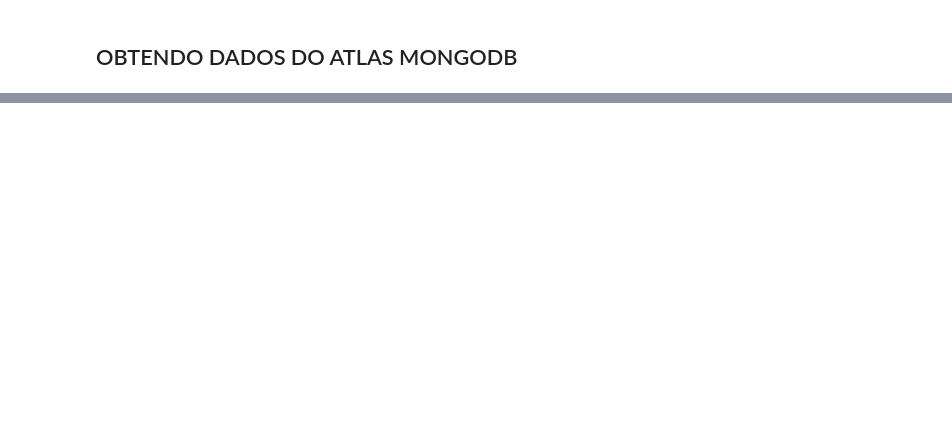
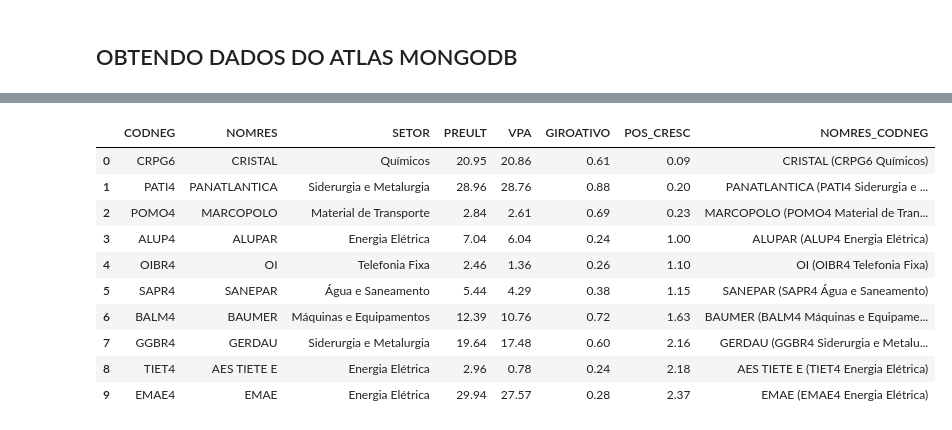
Before and after one commit to rosembergennes/python, a Jupyter notebook: POSITION.ipynb, the cells around one changed output, grey strips where cells are left out. Drawn from its saved outputs; the diff is of its cells as text; code cells hidden in the pictures; blank space fills up the shorter version.

```diff
--- a/POSITION.ipynb
+++ b/POSITION.ipynb
@@ -160,0 +100,17 @@ df_analise_setor_maior_rentabilidade.head(7)
+# %%
+# seleciona linhas que contêm a palavra PN
+# OBS :
+# Qualquer coisa que não seja uma string não pode ter métodos de string aplicados,
+# então o resultado é NaN (naturalmente).
+# Só colocamos na=False para esclarecer pois já realizamos esta limpeza em processos anteriores.
+
+# 1.)
+df_pn =data[data['ESPECI'].str.contains("PN", na=False )]
+
+# 2.)
+# df_pn.head()
+df_pn=df_pn.groupby(['CODNEG','NOMRES','SETOR'])[['PREULT','VPA','GIROATIVO']].median().reset_index()
+
+# 3.)
+df_empresas_saudaves=df_pn.query('GIROATIVO >0.20 & VPA >0 & VPA <PREULT')
+df_empresas_saudaves.head()
@@ -161,3 +130,32 @@ df_analise_setor_maior_rentabilidade.head(7)
+# %%
+
+# 4.)
+df_pos_cres['POS_CRESC']=df_pos_cres['PREULT']-df_pos_cres['VPA']
+# df_pos_cres.head()
+
+# 5.)
+df_pos_cres_ordenado= df_pos_cres.sort_values("POS_CRESC",ascending=True)
+# df_pos_cres_ordenado.head()
+
+df_pos_cres_ordenado_top10=df_pos_cres_ordenado.head(10).reset_index(drop=True)
+df_pos_cres_ordenado_top10['NOMRES_CODNEG']=df_pos_cres_ordenado_top10.apply(lambda x:'%s (%s %s)' % (x['NOMRES'],x['CODNEG'],x['SETOR']),axis=1)
+df_pos_cres_ordenado_top10["PREULT"]=round(df_pos_cres_ordenado_top10["PREULT"],2)
+df_pos_cres_ordenado_top10["VPA"]=round(df_pos_cres_ordenado_top10["VPA"],2)
+df_pos_cres_ordenado_top10["GIROATIVO"]=round(df_pos_cres_ordenado_top10["GIROATIVO"],2)
+df_pos_cres_ordenado_top10["POS_CRESC"]=round(df_pos_cres_ordenado_top10["POS_CRESC"],2)
+df_pos_cres_ordenado_top10.head(15)
+# %% [output]
+|  | CODNEG | NOMRES | SETOR | PREULT | VPA | GIROATIVO | POS_CRESC | NOMRES_CODNEG |
+| 0 | CRPG6 | CRISTAL | Químicos | 20.95 | 20.86 | 0.61 | 0.09 | CRISTAL (CRPG6 Químicos) |
+| 1 | PATI4 | PANATLANTICA | Siderurgia e Metalurgia | 28.96 | 28.76 | 0.88 | 0.20 | PANATLANTICA (PATI4 Siderurgia e ... |
+| 2 | POMO4 | MARCOPOLO | Material de Transporte | 2.84 | 2.61 | 0.69 | 0.23 | MARCOPOLO (POMO4 Material de Tran... |
+| 3 | ALUP4 | ALUPAR | Energia Elétrica | 7.04 | 6.04 | 0.24 | 1.00 | ALUPAR (ALUP4 Energia Elétrica) |
+| 4 | OIBR4 | OI | Telefonia Fixa | 2.46 | 1.36 | 0.26 | 1.10 | OI (OIBR4 Telefonia Fixa) |
+| 5 | SAPR4 | SANEPAR | Água e Saneamento | 5.44 | 4.29 | 0.38 | 1.15 | SANEPAR (SAPR4 Água e Saneamento) |
+| 6 | BALM4 | BAUMER | Máquinas e Equipamentos | 12.39 | 10.76 | 0.72 | 1.63 | BAUMER (BALM4 Máquinas e Equipame... |
+| 7 | GGBR4 | GERDAU | Siderurgia e Metalurgia | 19.64 | 17.48 | 0.60 | 2.16 | GERDAU (GGBR4 Siderurgia e Metalu... |
+| 8 | TIET4 | AES TIETE E | Energia Elétrica | 2.96 | 0.78 | 0.24 | 2.18 | AES TIETE E (TIET4 Energia Elétrica) |
+| 9 | EMAE4 | EMAE | Energia Elétrica | 29.94 | 27.57 | 0.28 | 2.37 | EMAE (EMAE4 Energia Elétrica) |
 # %%
 # Area de plotagem do Grafico definindo o tamanho figsize=(8,8)
 fig, ax = plt.subplots(figsize=(8,8), subplot_kw=dict(aspect="equal"))
```
Also changed, not shown: parts of 21 cells of this notebook.
